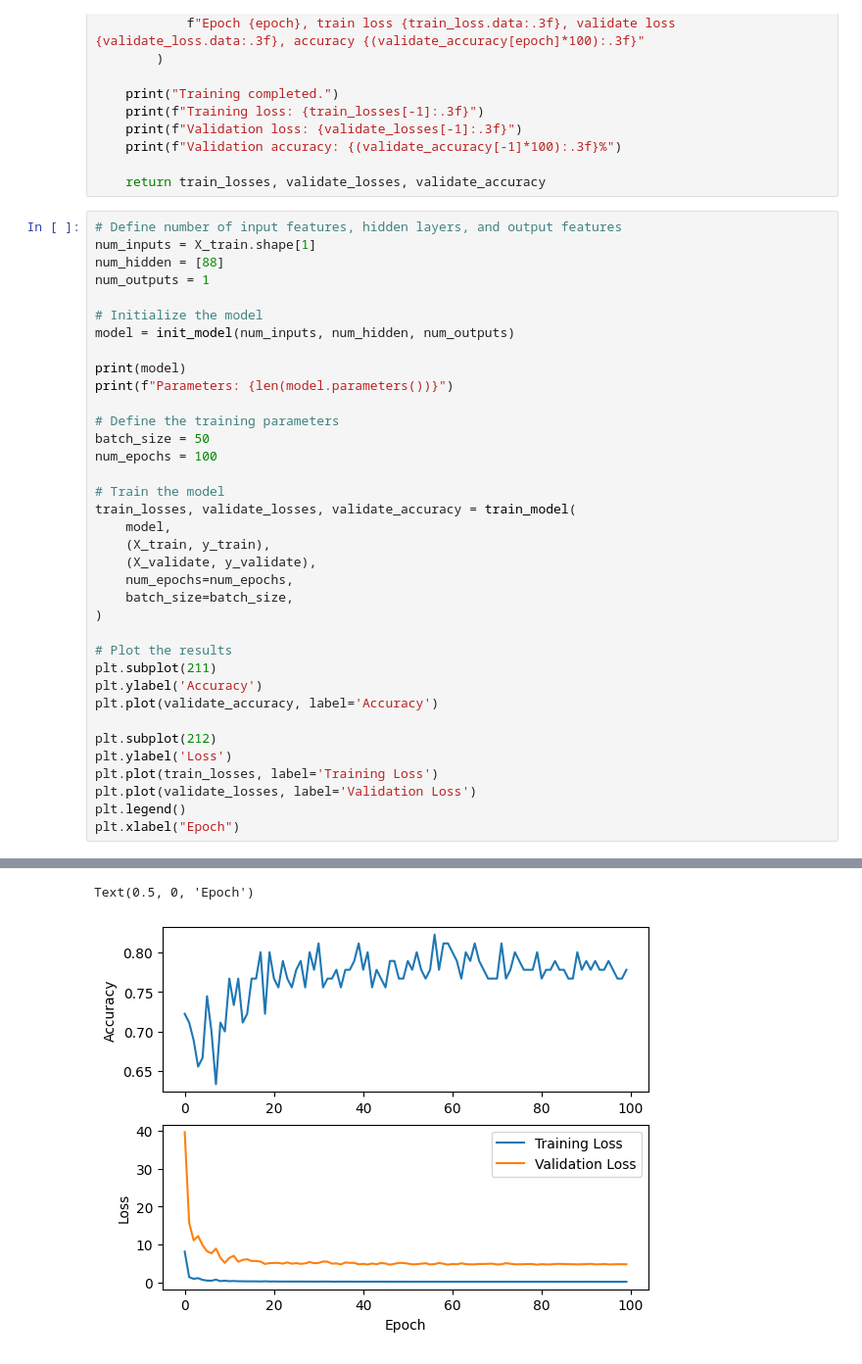
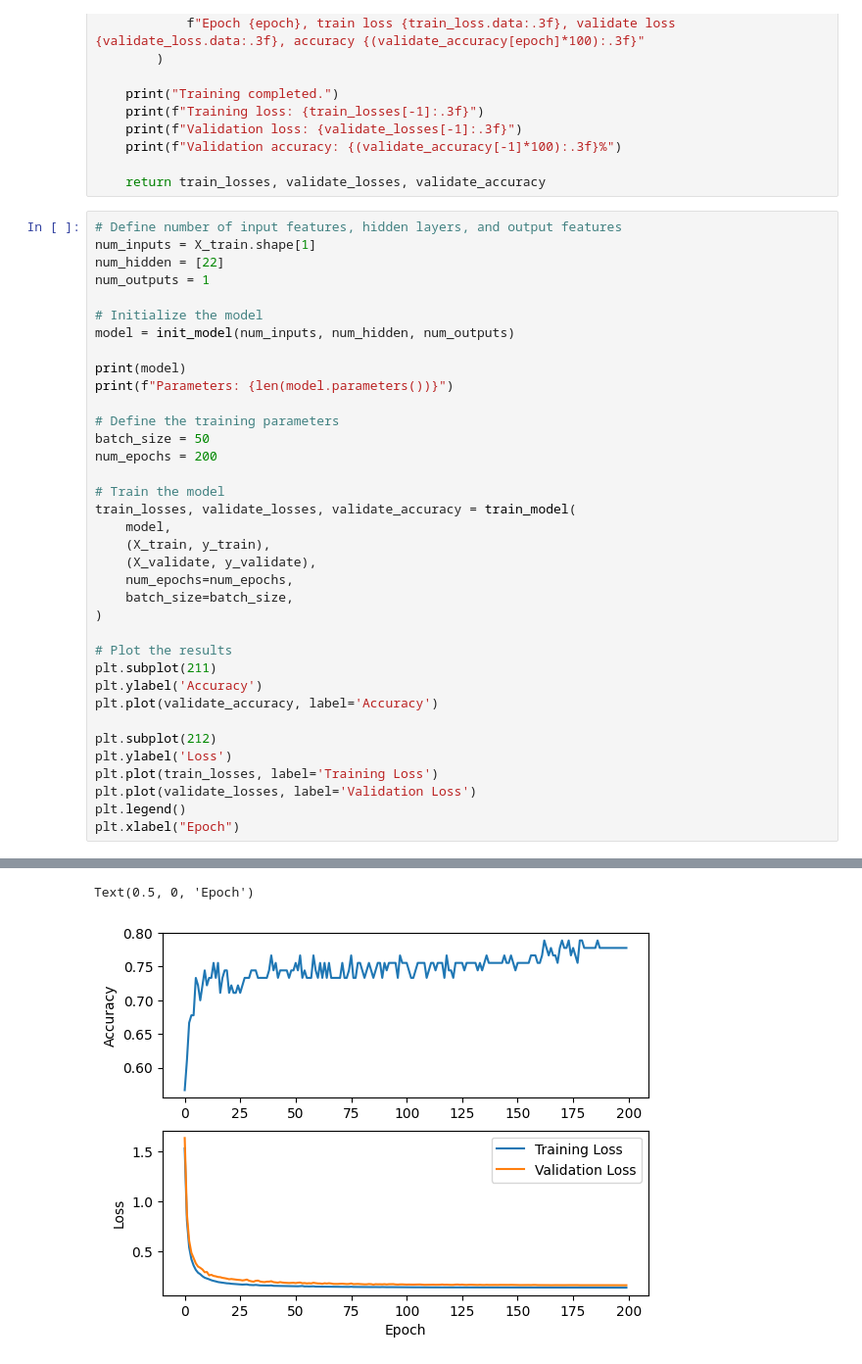
Before and after one commit to zirkelc/micrograd-titanic, a Jupyter notebook: micrograd.ipynb, the cells around one changed output, grey strips where cells are left out. Shown at 98% size. Drawn from its saved outputs; the diff is of its cells as text.

```diff
--- a/micrograd.ipynb
+++ b/micrograd.ipynb
@@ -388,7 +388,7 @@ def train_model(model, xy_train, xy_validate, num_epochs=100, batch_size=32):
 # %%
 # Define number of input features, hidden layers, and output features
 num_inputs = X_train.shape[1]
-num_hidden = [88]
+num_hidden = [22]
 num_outputs = 1
 
 # Initialize the model
@@ -399,7 +399,7 @@ print(f"Parameters: {len(model.parameters())}")
 
 # Define the training parameters
 batch_size = 50
-num_epochs = 100
+num_epochs = 200
 
 # Train the model
 train_losses, validate_losses, validate_accuracy = train_model(
@@ -441,6 +441,6 @@ Validation loss: 4.754
 Validation accuracy: 77.778%
 Text(0.5, 0, 'Epoch')
-[figure, old version]
+[figure, new version]
 # %%
 # Input features from the scaled test dataset
 test_features = test_scaled_df.to_numpy()
```
Also changed, not shown: parts of 2 cells of this notebook.
